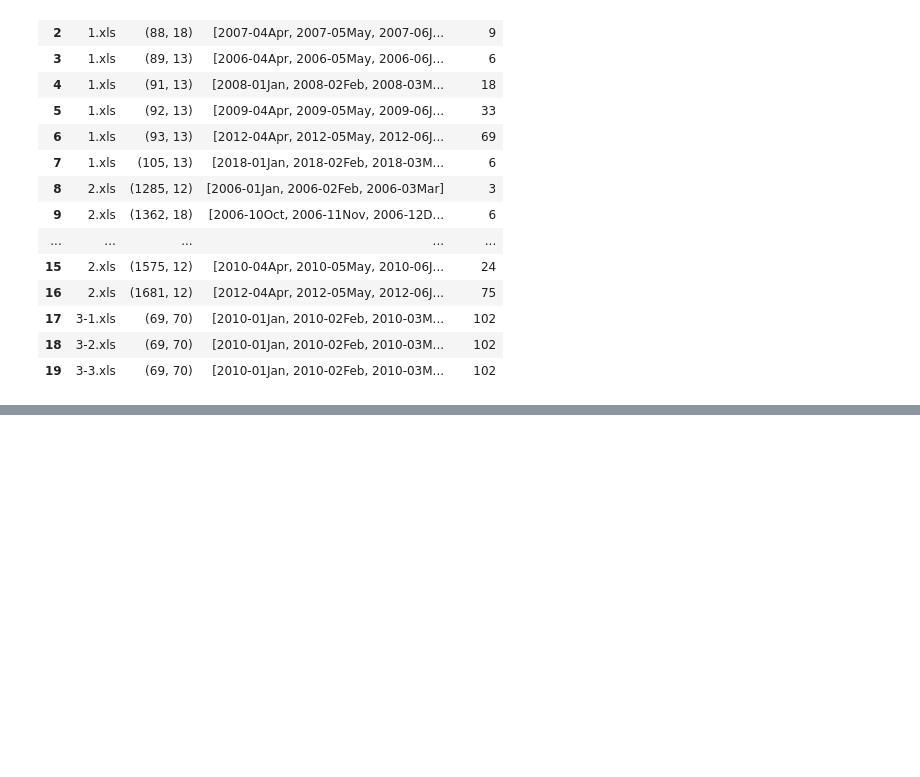
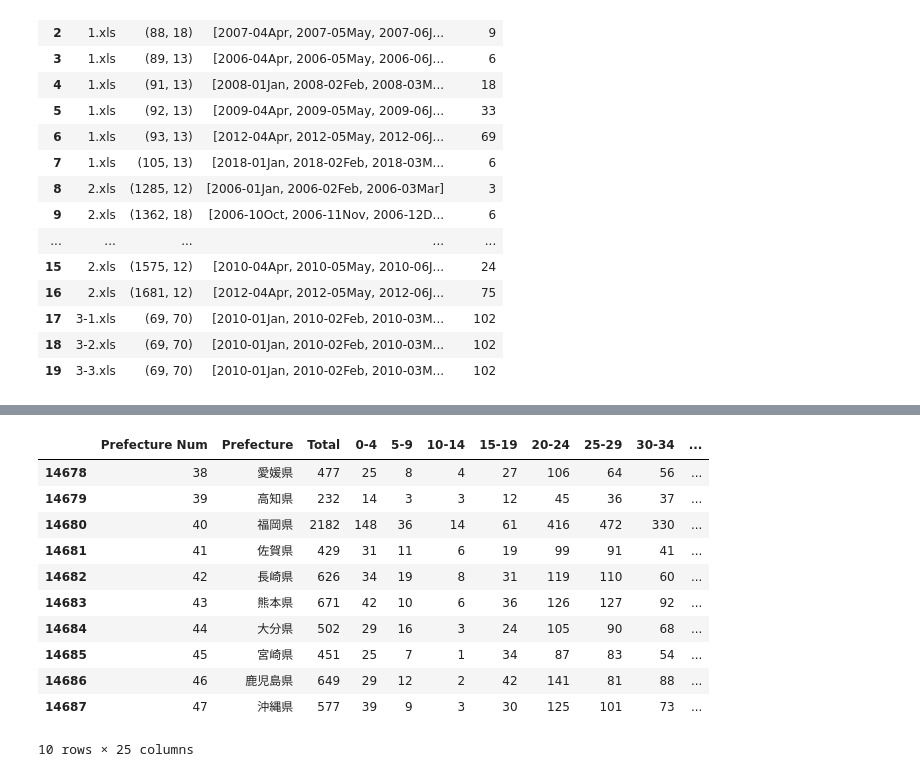
Before and after one commit to freedaemons/jpstat, a Jupyter notebook: excel-vet.ipynb, the cells around one changed output, grey strips where cells are left out. Cells and saved outputs as stored; diff of their text form; code cells hidden in the pictures; blank space fills up the shorter version.

```diff
--- a/excel-vet.ipynb
+++ b/excel-vet.ipynb
@@ -178,0 +183,15 @@ in_migrants_age_df
+# %%
+out_migrants_age_df.tail(10)
+# %% [output]
+|  | Prefecture Num | Prefecture | Total | 0-4 | 5-9 | 10-14 | 15-19 | 20-24 | 25-29 | 30-34 | ... |
+| 14678 | 38 | 愛媛県 | 477 | 25 | 8 | 4 | 27 | 106 | 64 | 56 | ... |
+| 14679 | 39 | 高知県 | 232 | 14 | 3 | 3 | 12 | 45 | 36 | 37 | ... |
+| 14680 | 40 | 福岡県 | 2182 | 148 | 36 | 14 | 61 | 416 | 472 | 330 | ... |
+| 14681 | 41 | 佐賀県 | 429 | 31 | 11 | 6 | 19 | 99 | 91 | 41 | ... |
+| 14682 | 42 | 長崎県 | 626 | 34 | 19 | 8 | 31 | 119 | 110 | 60 | ... |
+| 14683 | 43 | 熊本県 | 671 | 42 | 10 | 6 | 36 | 126 | 127 | 92 | ... |
+| 14684 | 44 | 大分県 | 502 | 29 | 16 | 3 | 24 | 105 | 90 | 68 | ... |
+| 14685 | 45 | 宮崎県 | 451 | 25 | 7 | 1 | 34 | 87 | 83 | 54 | ... |
+| 14686 | 46 | 鹿児島県 | 649 | 29 | 12 | 2 | 42 | 141 | 81 | 88 | ... |
+| 14687 | 47 | 沖縄県 | 577 | 39 | 9 | 3 | 30 | 125 | 101 | 73 | ... |
+10 rows × 25 columns
```
Also changed, not shown: parts of 13 cells of this notebook, 1 other file.
